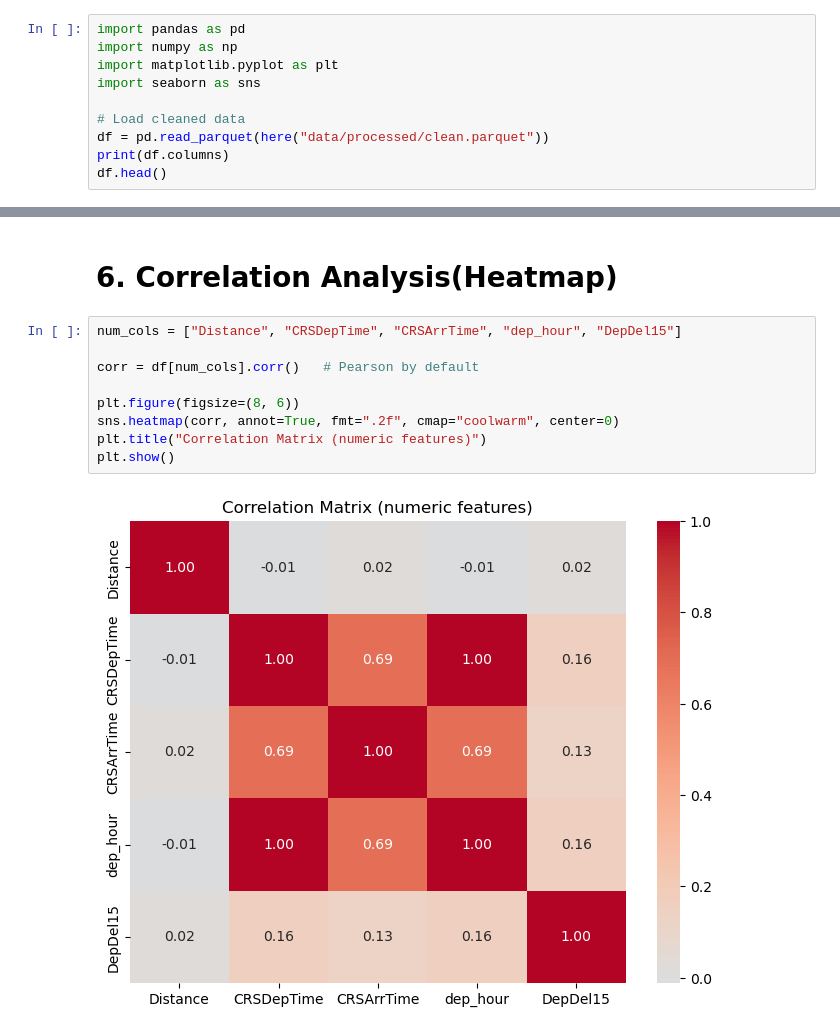
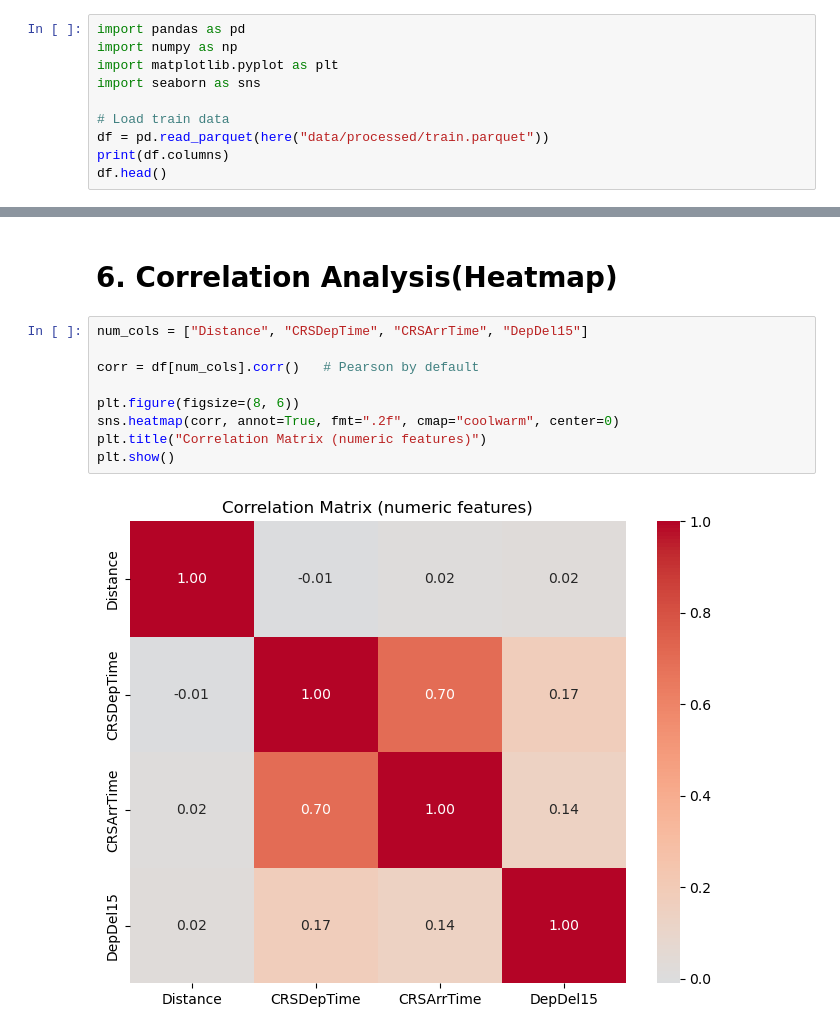
Before and after one commit to hanisohaan10/flight-delay-prediction, a Jupyter notebook: notebooks/04-EDA-Relationships.ipynb, the cells around one changed output, grey strips where cells are left out. Cells and saved outputs as stored; diff of their text form.

```diff
--- a/notebooks/04-EDA-Relationships.ipynb
+++ b/notebooks/04-EDA-Relationships.ipynb
@@ -14,8 +14,8 @@ import numpy as np
 import matplotlib.pyplot as plt
 import seaborn as sns
 
-# Load cleaned data
-df = pd.read_parquet(here("data/processed/clean.parquet"))
+# Load train data
+df = pd.read_parquet(here("data/processed/train.parquet"))
 print(df.columns)
 df.head()
 # %% [output]
@@ -284,13 +371,13 @@ print(dist_delay)
 # %% [markdown]
 # 6. Correlation Analysis(Heatmap)
 # %%
-num_cols = ["Distance", "CRSDepTime", "CRSArrTime", "dep_hour", "DepDel15"]
+num_cols = ["Distance", "CRSDepTime", "CRSArrTime", "DepDel15"]
 
 corr = df[num_cols].corr()   # Pearson by default
 
 plt.figure(figsize=(8, 6))
 sns.heatmap(corr, annot=True, fmt=".2f", cmap="coolwarm", center=0)
 plt.title("Correlation Matrix (numeric features)")
 plt.show()
 # %% [output]
-[figure, old version]
+[figure, new version]
```
Also changed, not shown: parts of 11 cells of this notebook, 2 other files.
